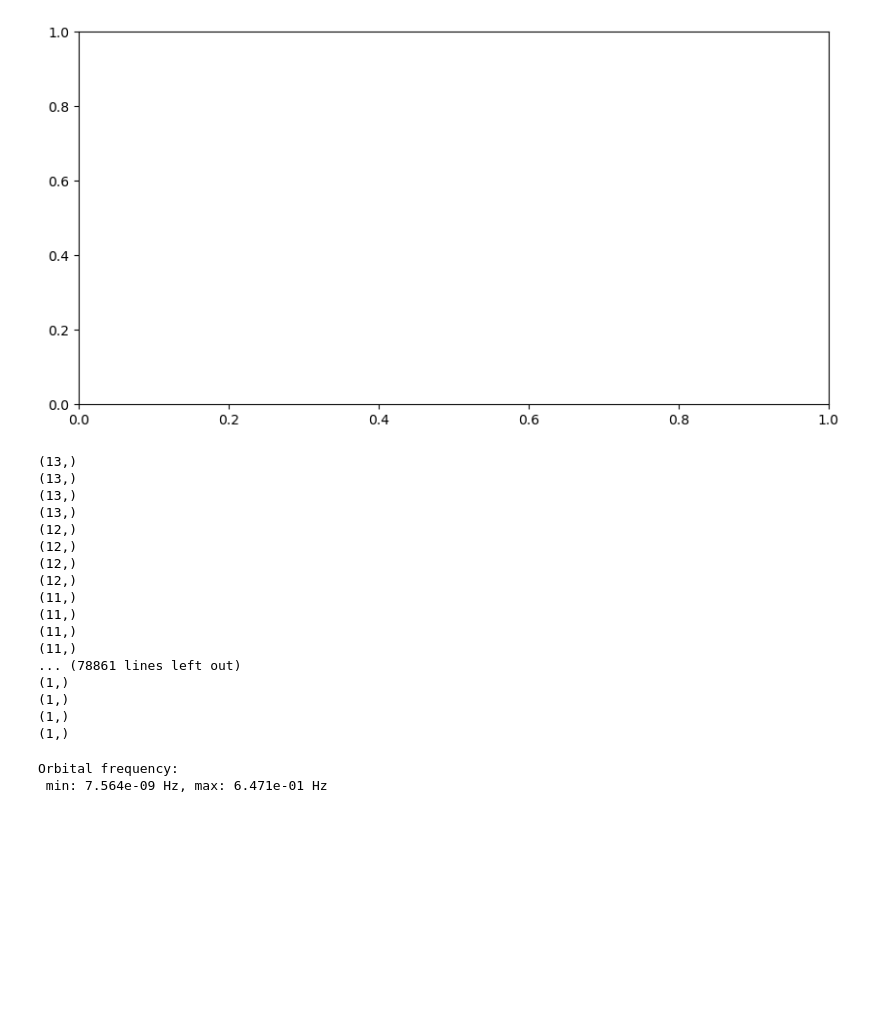
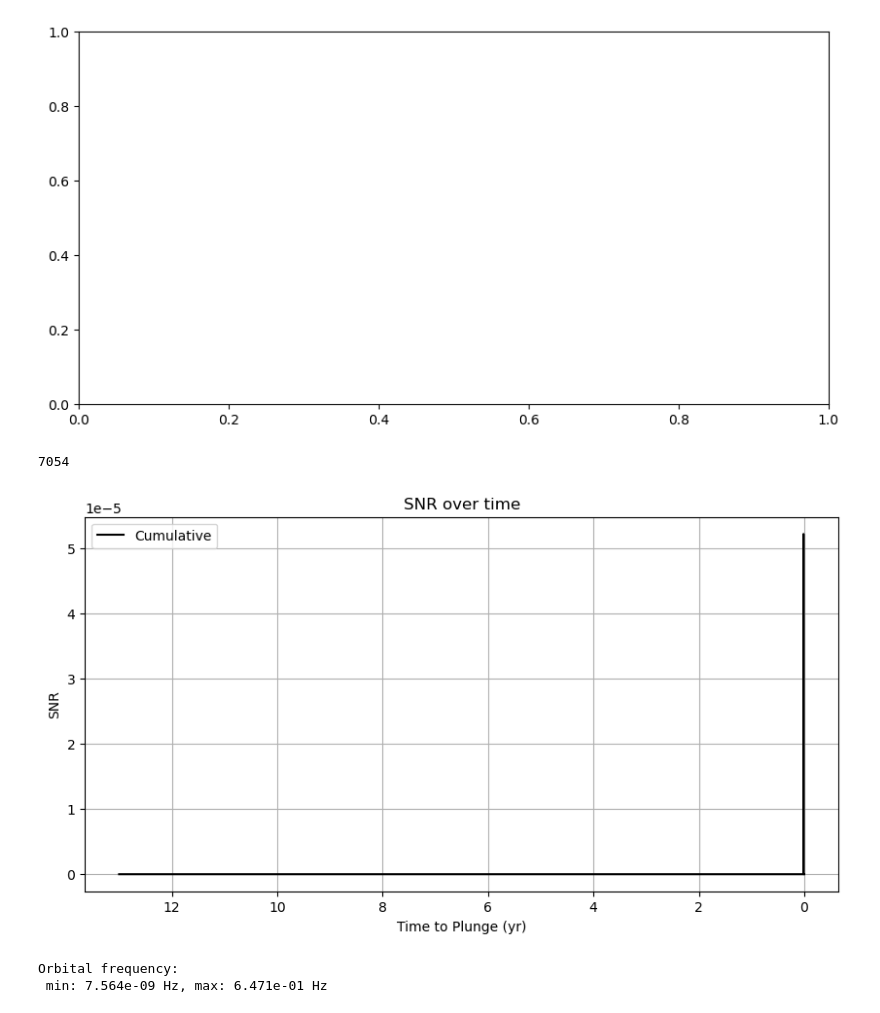
Before and after one commit to IsabelleCoughlin/EMRI-s, a Jupyter notebook: Keplerian-Copy1.ipynb, the cells around one changed output. Saved outputs shown, nothing was run; the diff lists cells and outputs as text; code cells hidden in the pictures; blank space fills up the shorter version.

```diff
--- a/Keplerian-Copy1.ipynb
+++ b/Keplerian-Copy1.ipynb
@@ -362,11 +350,11 @@ plt.legend()
 plt.grid(True)
 plt.show()
 # %%
-n_harmonics = 1000
+n_harmonics = 1
 # %%
 def SN_FEW(f):
     return get_sensitivity(f)
 # %%
 S_FEW = SN_FEW(f_plots)
 # %%
-snr_of_n_of_t = np.zeros((n_harmonics, len(t_full)))
+snr_of_n_of_t = np.zeros((n_harmonics, len(t_uniform)))
@@ -372,0 +363,10 @@ snr_of_n_of_t = np.zeros((n_harmonics, len(t_full)))
+# %%
+t_uniform = np.arange(t_full[0], t_full[-1],1000* yr)
+print(t_uniform.size)
+
+# Interpolate all parameters onto it
+a_uniform = interp1d(t_full, a_full, kind='linear')(t_uniform)
+e_uniform = interp1d(t_full, e_full, kind='linear')(t_uniform)
+nu_uniform = interp1d(t_full, nu_full, kind='linear')(t_uniform)
+# %% [output]
+7054
@@ -373,38 +385,19 @@ snr_of_n_of_t = np.zeros((n_harmonics, len(t_full)))
 # %%
-for n in range(1, n_harmonics):
-    for i, t0 in enumerate(t_full):
-        mask = (t_full >= t0) & (t_full <= t0 + yr)
 
-        t_0_arr = t_full[mask]
-        a_0_arr = a_full[mask]
-        e_0_arr = e_full[mask]
-        print(t_0_arr.shape)
-        print(a_0_arr.shape)
-        print(e_0_arr.shape)
 
-        #f_n = n*orbital_frequency(a_0_arr)
-        f_n = n*nu_full[mask]
+n_bins = len(t_uniform) - 1
 
-        hcn = h_c_n(n, a_0_arr, e_0_arr)
-        print(hcn.shape)
+for n in range(n_harmonics):
+    for i, t0 in enumerate(t_uniform):
+        mask = (t_uniform >= t0) & (t_uniform <= t0 + yr)
+
+        t_0_arr = t_uniform[mask]
+        a_0_arr = a_uniform[mask]
+        e_0_arr = e_uniform[mask]
+
+        f_n = (n+1)*nu_uniform[mask]
+
+        hcn = h_c_n(n+1, a_0_arr, e_0_arr)
         h_det = np.sqrt(SN_FEW(f_n))
         integrand = (hcn/h_det)**2/f_n
-        snr_of_n_of_t[n,i] = np.trapz(integrand, f_n)
+        snr_of_n_of_t[n, i] = np.trapz(integrand, f_n)
-# %% [output]
-(13,)
-(13,)
-(13,)
-(13,)
-(12,)
-(12,)
-(12,)
-(12,)
-(11,)
-(11,)
-(11,)
-(11,)
-... (78861 lines left out)
-(1,)
-(1,)
-(1,)
-(1,)
@@ -419 +404,17 @@ for n in range(1, n_harmonics):
+# %%
+plt.figure(figsize=(10,5))
+#for i in range(1000):
+    #plt.plot(f_plots, h_c_n_arr[i], label={i+1})
+plt.plot(np.linspace(0, 10^7, 7053505), np.sum(snr_of_n_of_t[:1000], axis=0), label="Cumulative", color = 'black')
+#plt.loglog(np.logspace(-5, 0, 2656), np.sqrt(S_FEW), color = 'blue', label = 'FEW Waveform')
+#plt.yscale('log')
+plt.xlabel("Time to Plunge (yr)")
+plt.ylabel("SNR")
+plt.gca().invert_xaxis()
+plt.title("SNR over time")
+plt.legend()
+plt.grid(True)
+plt.show()
+# %% [output]
+[figure, added]
 # %%
```
Also changed, not shown: parts of 24 cells of this notebook.
